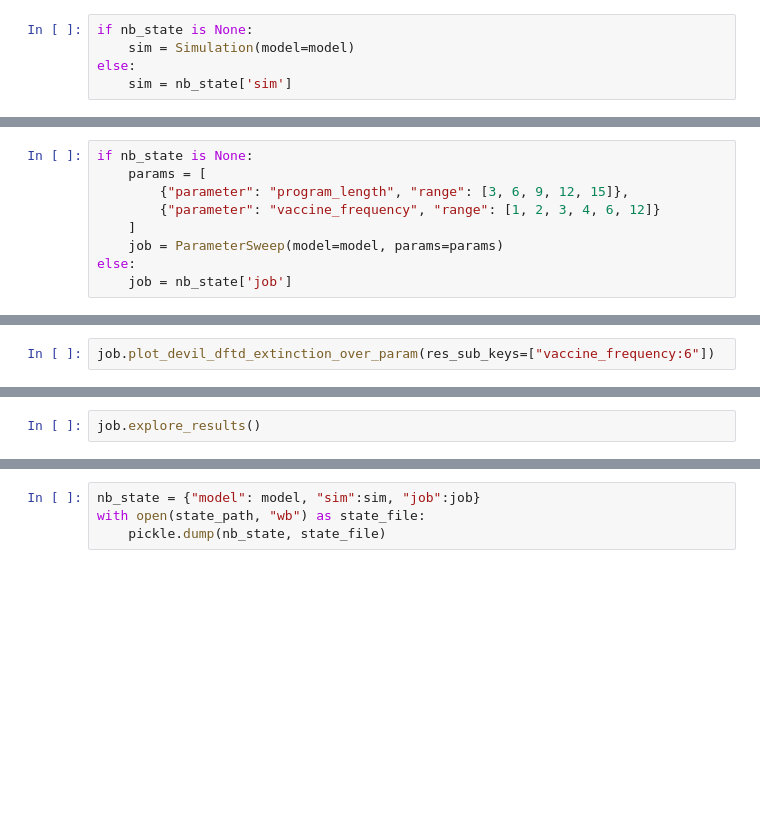
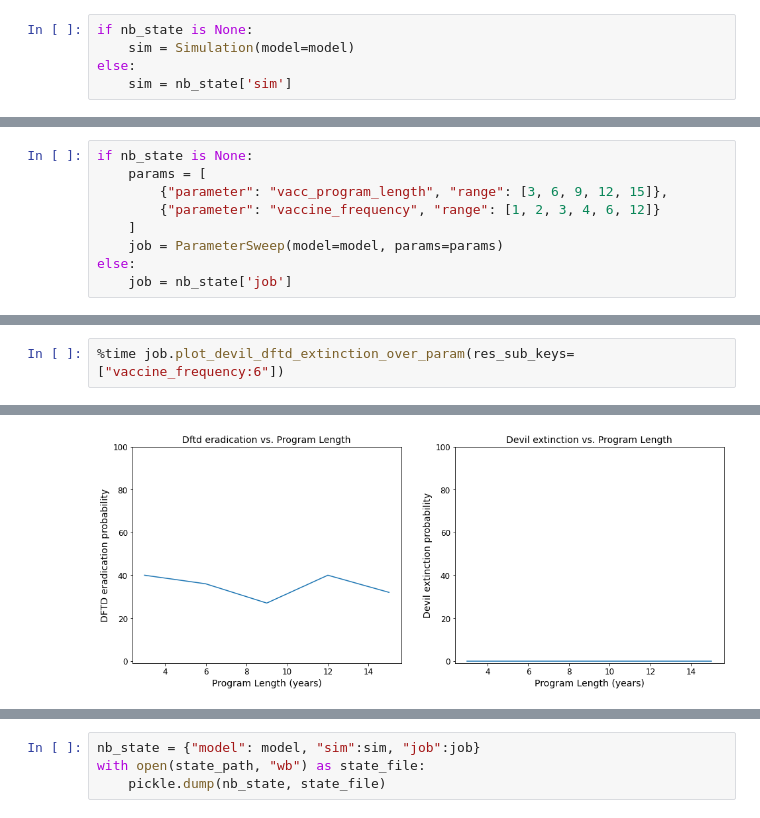
Before and after one commit to StochSS/devils_dftd_modeling, a Jupyter notebook: Parameter Sweeps/Devils DFTD 2-Stage Infection with Vaccination and Culling.ipynb, the cells around one changed output, grey strips where cells are left out. Cells and saved outputs as stored; diff of their text form; blank space fills up the shorter version.

Commit message:
Finished the parameter sweep for vaccination + culling program.

```diff
--- a/Parameter Sweeps/Devils DFTD 2-Stage Infection with Vaccination and Culling.ipynb
+++ b/Parameter Sweeps/Devils DFTD 2-Stage Infection with Vaccination and Culling.ipynb
@@ -723,7 +745,7 @@ class ParameterSweep():
 # %%
 if nb_state is None:
     params = [
-        {"parameter": "program_length", "range": [3, 6, 9, 12, 15]},
+        {"parameter": "vacc_program_length", "range": [3, 6, 9, 12, 15]},
         {"parameter": "vaccine_frequency", "range": [1, 2, 3, 4, 6, 12]}
     ]
     job = ParameterSweep(model=model, params=params)
@@ -734,2 +785,3 @@ else:
 # %%
-job.plot_devil_dftd_extinction_over_param(res_sub_keys=["vaccine_frequency:6"])
+%time job.plot_devil_dftd_extinction_over_param(res_sub_keys=["vaccine_frequency:6"])
+# %% [output]
@@ -736,2 +790 @@ job.plot_devil_dftd_extinction_over_param(res_sub_keys=["vaccine_frequency:6"])
+[figure, added]
-# %%
-job.explore_results()
```
Also changed, not shown: parts of 31 cells of this notebook, 1 other file.
